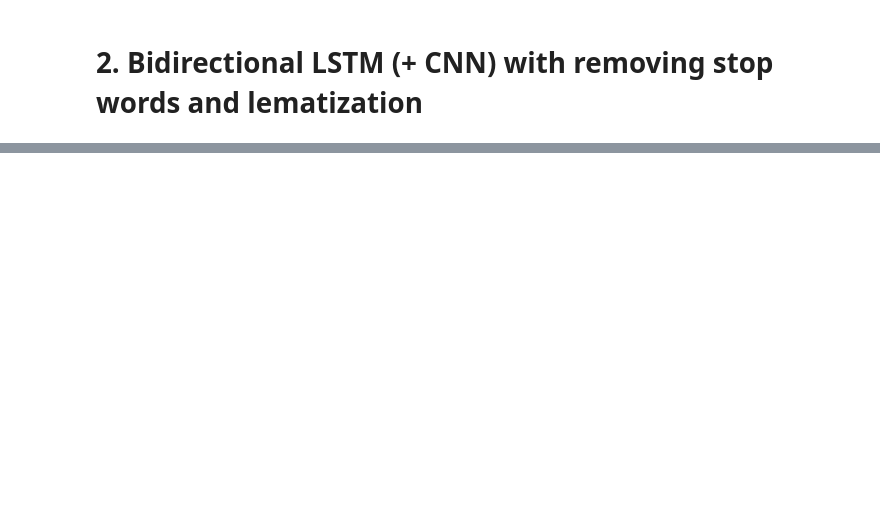
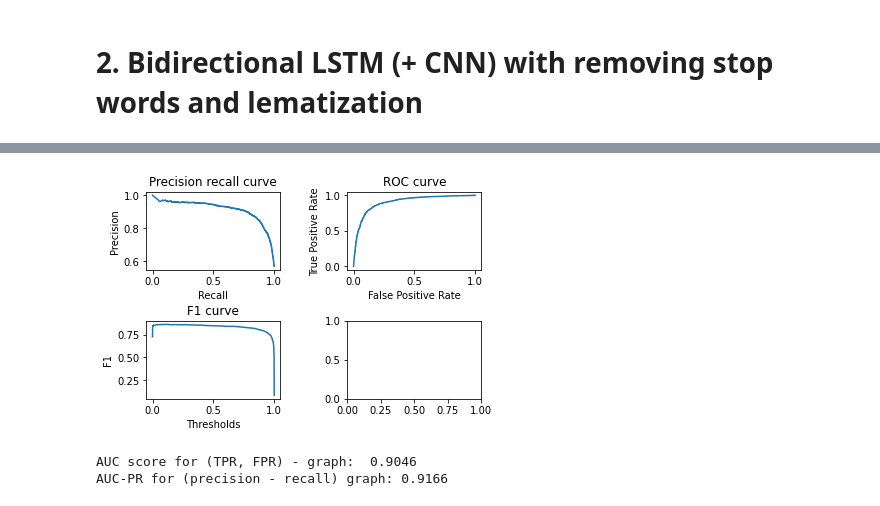
Before and after one commit to stazam/DTSE-project, a Jupyter notebook: DTSE_steam_data_reviews_model_building.ipynb, the cells around one changed output, grey strips where cells are left out. Saved outputs shown, nothing was run; the diff lists cells and outputs as text; code cells hidden in the pictures; blank space fills up the shorter version.

```diff
--- a/DTSE_steam_data_reviews_model_building.ipynb
+++ b/DTSE_steam_data_reviews_model_building.ipynb
@@ -544,0 +629,6 @@ print(X_testm.isnull().sum())
+# %%
+diag_graphs(model_1, X_test_padded_NN, y_test)
+# %% [output]
+[figure, added]
+AUC score for (TPR, FPR) - graph:  0.9046
+AUC-PR for (precision - recall) graph: 0.9166
```
Also changed, not shown: parts of 37 cells of this notebook.
